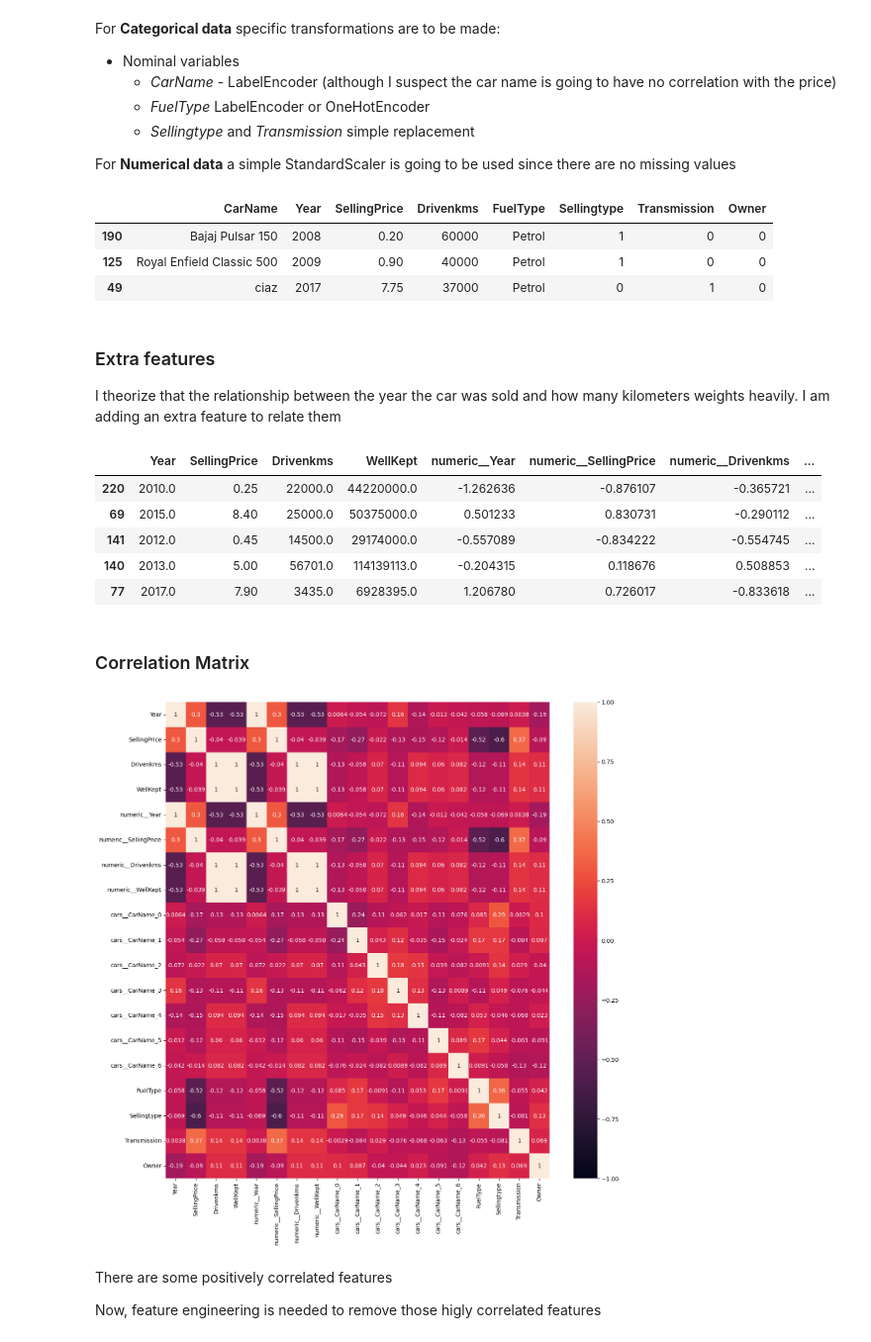
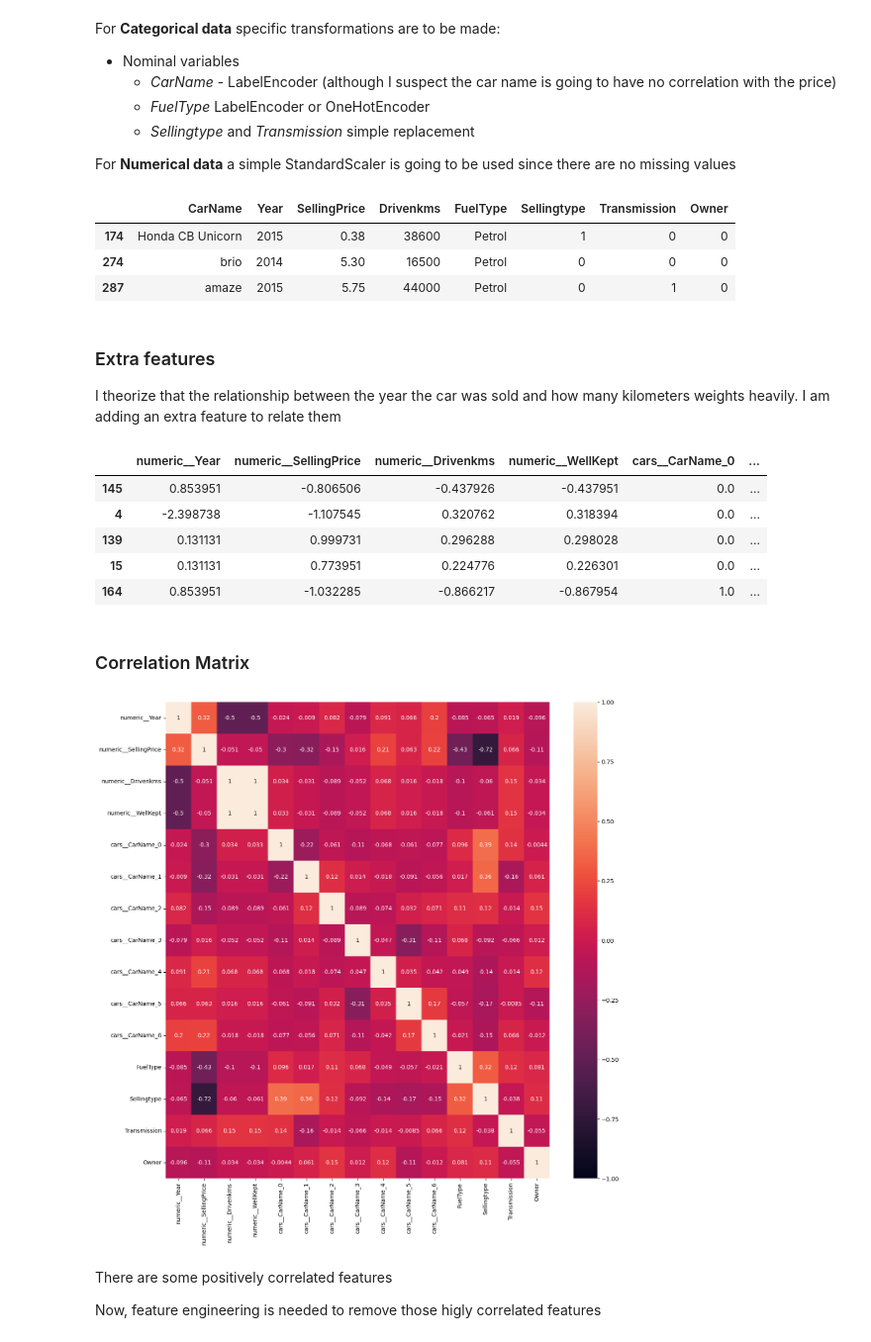
Before and after one commit to esolanoo/Car-Prices-Prediction, a Jupyter notebook: Car Price Prediction.ipynb, the cells around one changed output. Shown at 99% size. Saved outputs shown, nothing was run; the diff lists cells and outputs as text; code cells hidden in the pictures.

```diff
--- a/Car Price Prediction.ipynb
+++ b/Car Price Prediction.ipynb
@@ -110,15 +142,15 @@ numeric = ['Year', 'SellingPrice', 'Drivenkms']
 binary = ['Sellingtype', 'Transmission']
 
 # Easy binary replacements for binary columns
-X_train[binary] = df.loc[:, binary].replace({'Dealer':0,  'Individual':1, 'Manual':0, 'Automatic':1})
-X_test[binary] = df.loc[:, binary].replace({'Dealer':0,  'Individual':1, 'Manual':0, 'Automatic':1})
+X_train[binary] = X_train.loc[:, binary].replace({'Dealer':0,  'Individual':1, 'Manual':0, 'Automatic':1})
+X_test[binary] = X_test.loc[:, binary].replace({'Dealer':0,  'Individual':1, 'Manual':0, 'Automatic':1})
 
 X_train.sample(3)
 # %% [output]
 |  | CarName | Year | SellingPrice | Drivenkms | FuelType | Sellingtype | Transmission | Owner |
-| 190 | Bajaj Pulsar 150 | 2008 | 0.20 | 60000 | Petrol | 1 | 0 | 0 |
-| 125 | Royal Enfield Classic 500 | 2009 | 0.90 | 40000 | Petrol | 1 | 0 | 0 |
-| 49 | ciaz | 2017 | 7.75 | 37000 | Petrol | 0 | 1 | 0 |
+| 174 | Honda CB Unicorn | 2015 | 0.38 | 38600 | Petrol | 1 | 0 | 0 |
+| 274 | brio | 2014 | 5.30 | 16500 | Petrol | 0 | 0 | 0 |
+| 287 | amaze | 2015 | 5.75 | 44000 | Petrol | 0 | 1 | 0 |
 # %% [markdown]
 ### Extra features
 
@@ -146,32 +178,34 @@ ct = ColumnTransformer(transformers=
                        remainder='passthrough')
 
 ct.fit(X_train)
+
 X_train_fit = ct.transform(X_train)
 columns = numeric + [x for x in list(ct.get_feature_names_out()[4:-4])] + ['FuelType', 'Sellingtype', 'Transmission', 'Owner']
-X_train_fit = pd.DataFrame(X_train_fit, columns=columns) # type: ignore
-X_test_fit = ct.fit_transform(X_test)
+X_train_fit = pd.DataFrame(X_train_fit, columns=columns)
+X_train_fit = X_train_fit.drop(numeric, axis=1)
+
+X_test_fit = ct.transform(X_test)
 columns = numeric + [x for x in list(ct.get_feature_names_out()[4:-4])] + ['FuelType', 'Sellingtype', 'Transmission', 'Owner']
-X_test_fit = pd.DataFrame(X_test_fit, columns=columns) # type: ignore
+X_test_fit = pd.DataFrame(X_test_fit, columns=columns)
+X_test_fit.drop(numeric, axis=1)
+
 X_train_fit.sample(5)
 # %% [output]
-|  | Year | SellingPrice | Drivenkms | WellKept | numeric__Year | numeric__SellingPrice | numeric__Drivenkms | ... |
-| 220 | 2010.0 | 0.25 | 22000.0 | 44220000.0 | -1.262636 | -0.876107 | -0.365721 | ... |
-| 69 | 2015.0 | 8.40 | 25000.0 | 50375000.0 | 0.501233 | 0.830731 | -0.290112 | ... |
-| 141 | 2012.0 | 0.45 | 14500.0 | 29174000.0 | -0.557089 | -0.834222 | -0.554745 | ... |
-| 140 | 2013.0 | 5.00 | 56701.0 | 114139113.0 | -0.204315 | 0.118676 | 0.508853 | ... |
-| 77 | 2017.0 | 7.90 | 3435.0 | 6928395.0 | 1.206780 | 0.726017 | -0.833618 | ... |
+|  | numeric__Year | numeric__SellingPrice | numeric__Drivenkms | numeric__WellKept | cars__CarName_0 | ... |
+| 145 | 0.853951 | -0.806506 | -0.437926 | -0.437951 | 0.0 | ... |
+| 4 | -2.398738 | -1.107545 | 0.320762 | 0.318394 | 0.0 | ... |
+| 139 | 0.131131 | 0.999731 | 0.296288 | 0.298028 | 0.0 | ... |
+| 15 | 0.131131 | 0.773951 | 0.224776 | 0.226301 | 0.0 | ... |
+| 164 | 0.853951 | -1.032285 | -0.866217 | -0.867954 | 1.0 | ... |
 # %% [markdown]
 ### Correlation Matrix
 # %%
-import matplotlib.pyplot as plt
-import seaborn as sea
-
-correlation = X_train_fit.corr(method='pearson')
+correlation = X_train_fit.corr()
 fig1 = plt.figure(figsize=(15,15))
 ax = sea.heatmap(correlation, annot=True, vmin=-1, vmax=1)
 plt.show()
 # %% [output]
-[figure, old version]
+[figure, new version]
 # %% [markdown]
 There are some positively correlated features
 
```
Also changed, not shown: parts of 18 cells of this notebook.
